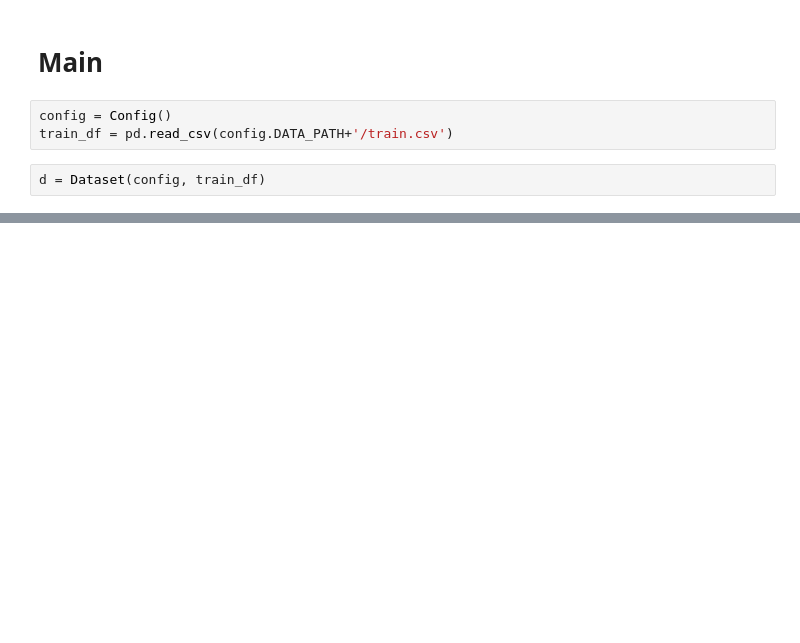
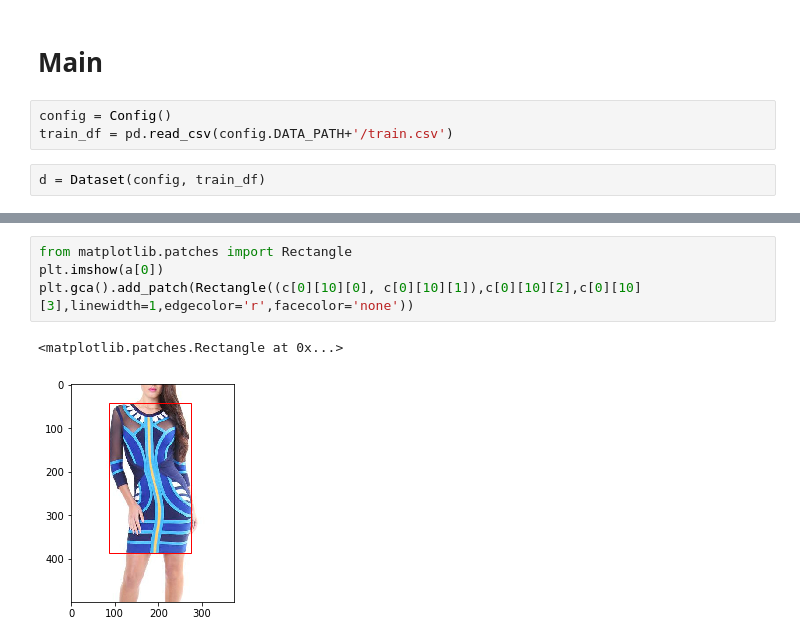
Before and after one commit to jay-chakalasiya/iMaterialist-Fashion-2020-at-FGVC7, a Jupyter notebook: Main-Sandbox.ipynb, the cells around one changed output, grey strips where cells are left out. Cells and saved outputs as stored; diff of their text form; blank space fills up the shorter version.

```diff
--- a/Main-Sandbox.ipynb
+++ b/Main-Sandbox.ipynb
@@ -203,0 +238,7 @@ train_df[train_df.columns[1]][0]
+# %%
+from matplotlib.patches import Rectangle
+plt.imshow(a[0])
+plt.gca().add_patch(Rectangle((c[0][10][0], c[0][10][1]),c[0][10][2],c[0][10][3],linewidth=1,edgecolor='r',facecolor='none'))
+# %% [output]
+<matplotlib.patches.Rectangle at 0x...>
+[figure, added]
```
Also changed, not shown: parts of 19 cells of this notebook, 1 other file.
